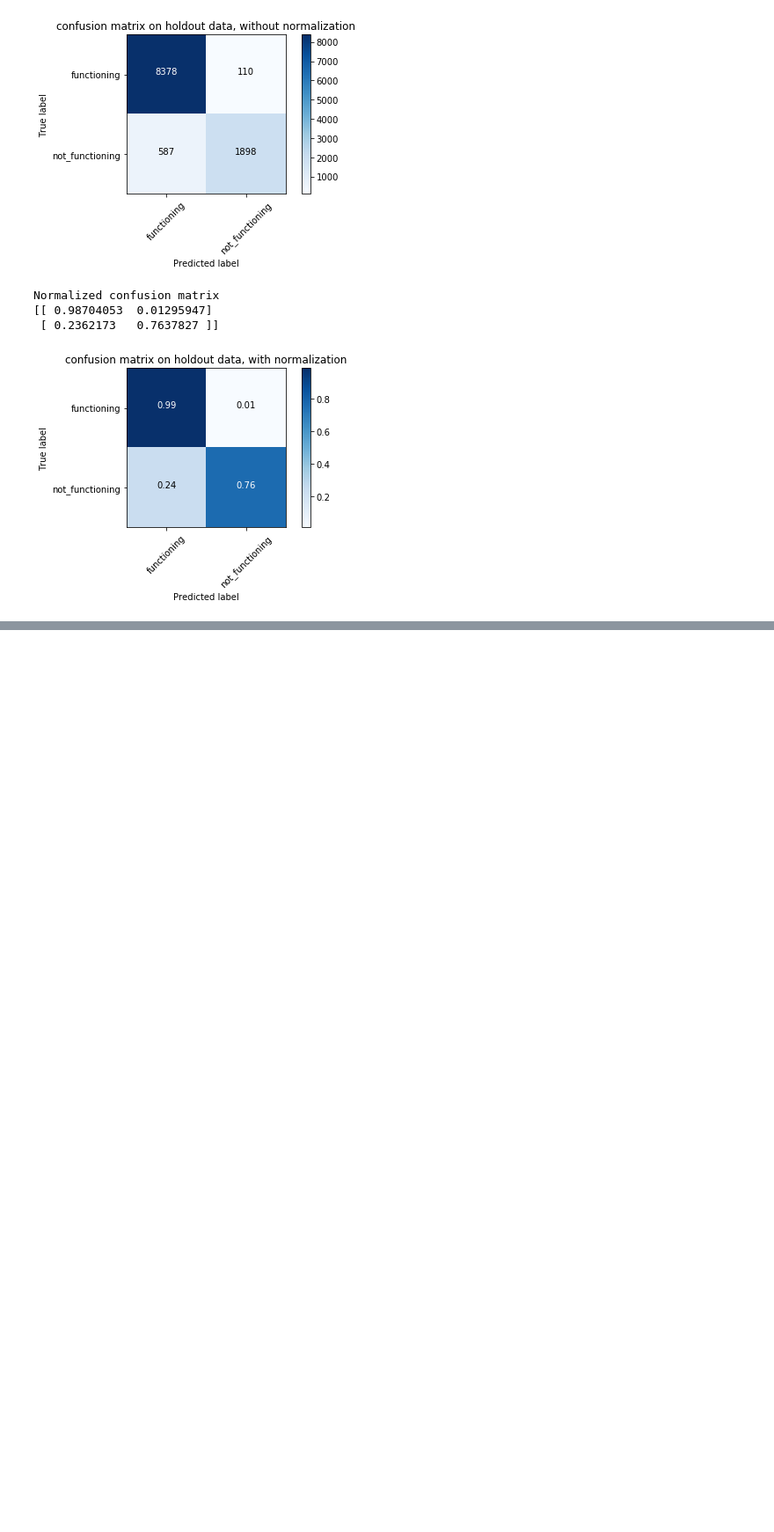
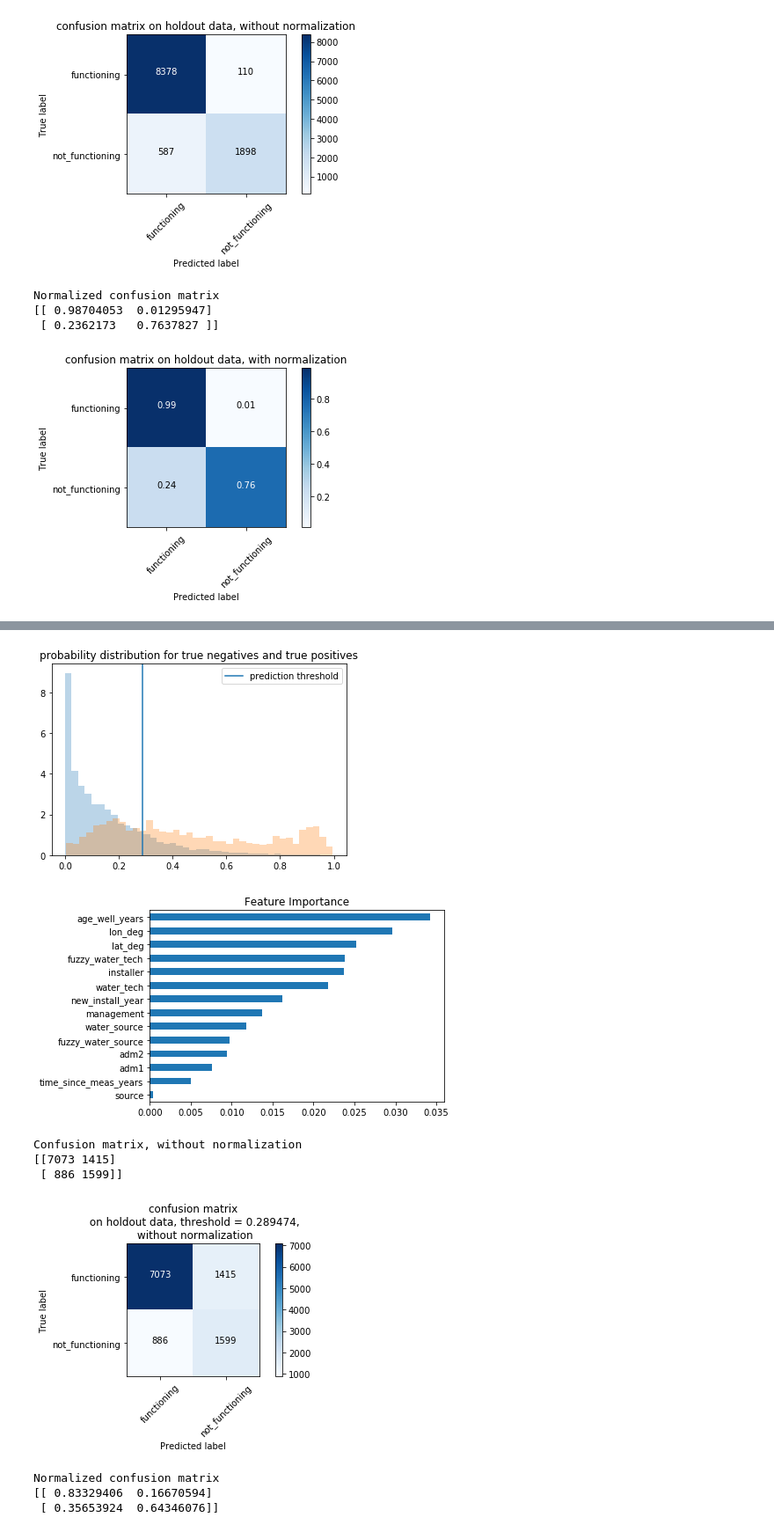
Before and after one commit to dan-watson-ucb/Capstone_Water_Access, a Jupyter notebook: Prediction Summary/Summarize Data Final.ipynb, the cells around one changed output, grey strips where cells are left out. Shown at 88% size. Cells and saved outputs as stored; diff of their text form; code cells hidden in the pictures; blank space fills up the shorter version.

Commit message:
updated images, conmat to use prediction threshold

```diff
--- a/Prediction Summary/Summarize Data Final.ipynb
+++ b/Prediction Summary/Summarize Data Final.ipynb
@@ -32,6 +32,11 @@ features = ['water_source', 'water_tech', 'management',
        'source', 'adm1', 'adm2', 'pay', 'lat_deg', 'lon_deg',
        'new_install_year', 'age_well_years','time_since_meas_years', 'fuzzy_water_source',
         'fuzzy_water_tech','status_binary']
+# %%
+features_no_pay_sl = ['water_source', 'water_tech', 'management',
+       'source', 'adm1', 'adm2', 'installer', 'lat_deg', 'lon_deg',
+       'new_install_year', 'age_well_years','time_since_meas_years', 'fuzzy_water_source',
+        'fuzzy_water_tech','status_binary']
 # %% [markdown]
 # Sierra Leone
 # %%
@@ -51,0 +59,16 @@ Normalized confusion matrix
+# %%
+country = 'Sierra Leone'
+model_sierra_no_pay = pickle.load(open('Sierra Leone Holdout using TVH No Pay_pickle.sav', 'rb'))
+y_holdout, probs, preds = summarize_country(country,df, features_no_pay_sl, model_sierra_no_pay)
+# %%
+plot_perm_and_conmat('Sierra Leone',df, features_no_pay_sl, model_sierra_no_pay,0.289474,probs)
+# %% [output]
+[figure, added]
+[figure, added]
+Confusion matrix, without normalization
+[[7073 1415]
+ [ 886 1599]]
+[figure, added]
+Normalized confusion matrix
+[[ 0.83329406  0.16670594]
+ [ 0.35653924  0.64346076]]
```
Also changed, not shown: parts of 63 cells of this notebook.
